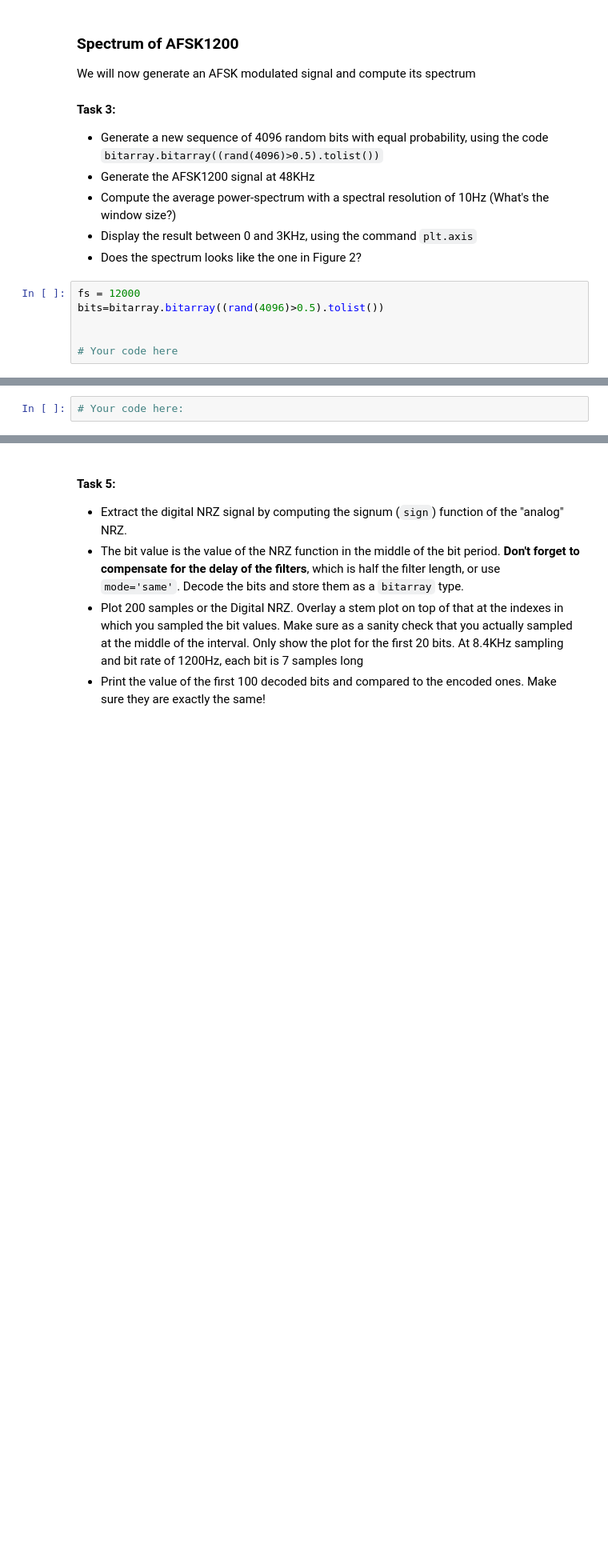
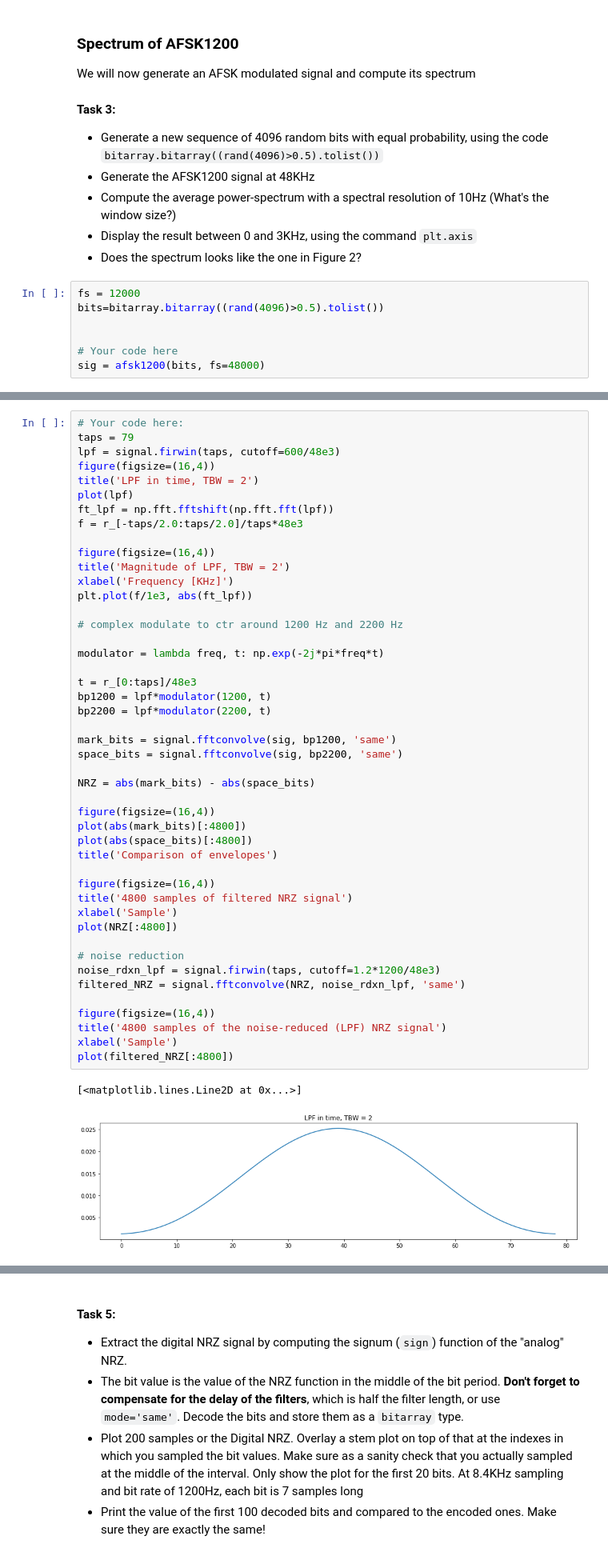
Before and after one commit to lm-t/ee123-labs, a Jupyter notebook: lab4_part_II/Lab4_Part_B-AFSK.ipynb, the cells around one changed output, grey strips where cells are left out. Shown at 80% size. Cells and saved outputs as stored; diff of their text form; blank space fills up the shorter version.

```diff
--- a/lab4_part_II/Lab4_Part_B-AFSK.ipynb
+++ b/lab4_part_II/Lab4_Part_B-AFSK.ipynb
@@ -136,3 +172,4 @@ bits=bitarray.bitarray((rand(4096)>0.5).tolist())
 
 
 # Your code here
+sig = afsk1200(bits, fs=48000)
@@ -174,5 +222,52 @@ Well... the answer is complicated. There's theory and practice. From a theory po
 After we implement our APRS receiver, you could play with parameters to improve yout packet decoding performance.
 
 # Your code here:
-# %%
-# Your code here:
+# %%
+# Your code here:
+taps = 79
+lpf = signal.firwin(taps, cutoff=600/48e3)
+figure(figsize=(16,4))
+title('LPF in time, TBW = 2')
+plot(lpf)
+ft_lpf = np.fft.fftshift(np.fft.fft(lpf))
+f = r_[-taps/2.0:taps/2.0]/taps*48e3
+
+figure(figsize=(16,4))
+title('Magnitude of LPF, TBW = 2')
+xlabel('Frequency [KHz]')
+plt.plot(f/1e3, abs(ft_lpf))
+
+# complex modulate to ctr around 1200 Hz and 2200 Hz
+
+modulator = lambda freq, t: np.exp(-2j*pi*freq*t)
+
+t = r_[0:taps]/48e3
+bp1200 = lpf*modulator(1200, t)
+bp2200 = lpf*modulator(2200, t)
+
+mark_bits = signal.fftconvolve(sig, bp1200, 'same')
+space_bits = signal.fftconvolve(sig, bp2200, 'same')
+
+NRZ = abs(mark_bits) - abs(space_bits)
+
+figure(figsize=(16,4))
+plot(abs(mark_bits)[:4800])
+plot(abs(space_bits)[:4800])
+title('Comparison of envelopes')
+
+figure(figsize=(16,4))
+title('4800 samples of filtered NRZ signal')
+xlabel('Sample')
+plot(NRZ[:4800])
+
+# noise reduction
+noise_rdxn_lpf = signal.firwin(taps, cutoff=1.2*1200/48e3)
+filtered_NRZ = signal.fftconvolve(NRZ, noise_rdxn_lpf, 'same')
+
+figure(figsize=(16,4))
+title('4800 samples of the noise-reduced (LPF) NRZ signal')
+xlabel('Sample')
+plot(filtered_NRZ[:4800])
+# %% [output]
+[<matplotlib.lines.Line2D at 0x...>]
+[figure, added]
```
Also changed, not shown: parts of 13 cells of this notebook.
